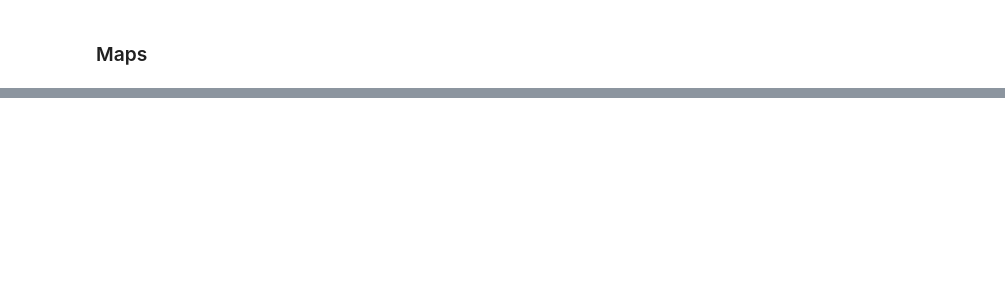
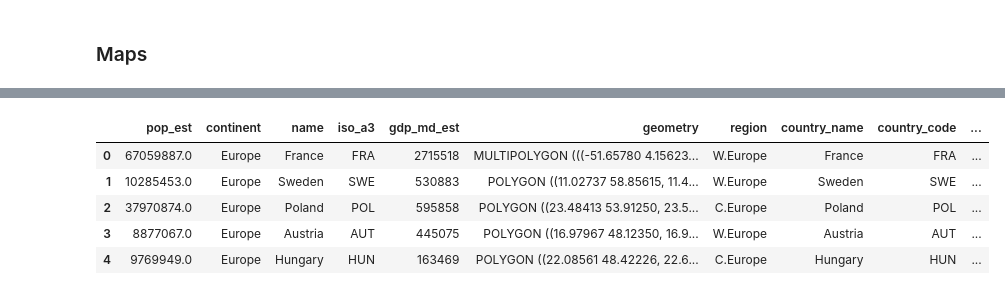
Before and after one commit to AlexandreGazagnes/Global-Biodiversity-Score, a Jupyter notebook: notebooks/02-Data-Analysis.ipynb, the cells around one changed output, grey strips where cells are left out. Cells and saved outputs as stored; diff of their text form; code cells hidden in the pictures; blank space fills up the shorter version.

```diff
--- a/notebooks/02-Data-Analysis.ipynb
+++ b/notebooks/02-Data-Analysis.ipynb
@@ -154,4 +449,4 @@ world.head()
 # %%
-eu_countries = df["country code"].values.tolist()
+eu_countries = df["country_code"].values.tolist()
 eu = world[world["iso_a3"].isin(eu_countries)]
 eu.head()
@@ -158,6 +460,13 @@ eu.head()
 # %%
-merged_data = eu.merge(df, left_on="iso_a3", right_on="country code")
+merged_data = eu.merge(df, left_on="iso_a3", right_on="country_code")
 merged_data.head()
+# %% [output]
+|  | pop_est | continent | name | iso_a3 | gdp_md_est | geometry | region | country_name | country_code | ... |
+| 0 | 67059887.0 | Europe | France | FRA | 2715518 | MULTIPOLYGON (((-51.65780 4.15623... | W.Europe | France | FRA | ... |
+| 1 | 10285453.0 | Europe | Sweden | SWE | 530883 | POLYGON ((11.02737 58.85615, 11.4... | W.Europe | Sweden | SWE | ... |
+| 2 | 37970874.0 | Europe | Poland | POL | 595858 | POLYGON ((23.48413 53.91250, 23.5... | C.Europe | Poland | POL | ... |
+| 3 | 8877067.0 | Europe | Austria | AUT | 445075 | POLYGON ((16.97967 48.12350, 16.9... | W.Europe | Austria | AUT | ... |
+| 4 | 9769949.0 | Europe | Hungary | HUN | 163469 | POLYGON ((22.08561 48.42226, 22.6... | C.Europe | Hungary | HUN | ... |
 # %%
 fig = px.choropleth(
     merged_data,
```
Also changed, not shown: parts of 27 cells of this notebook.
